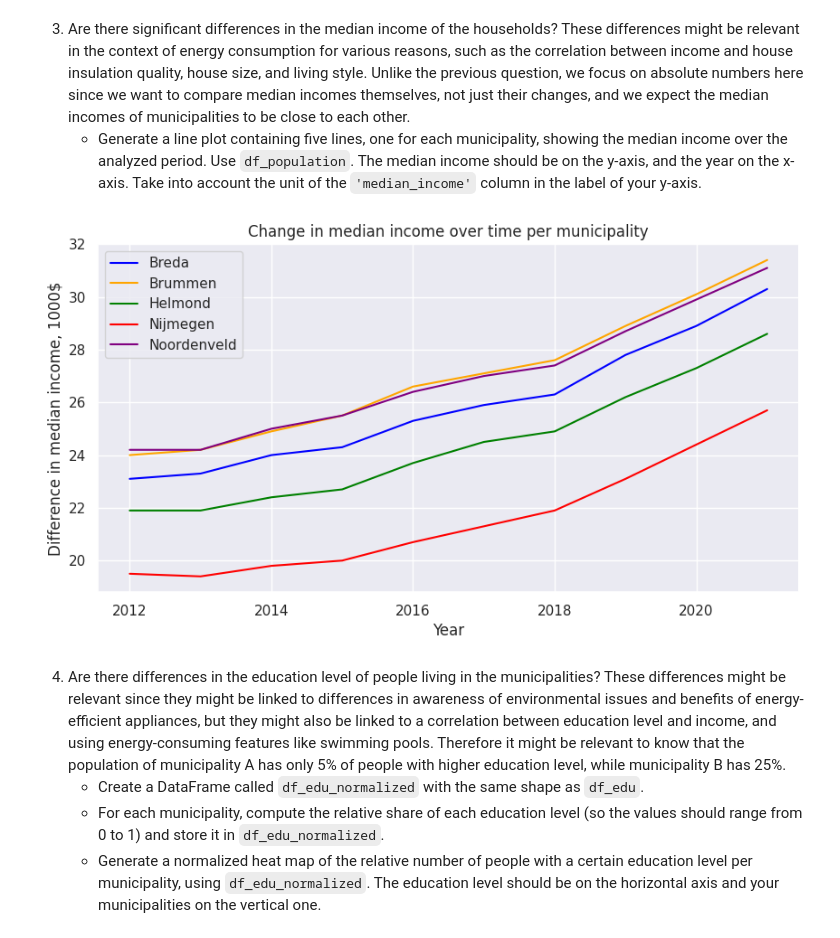
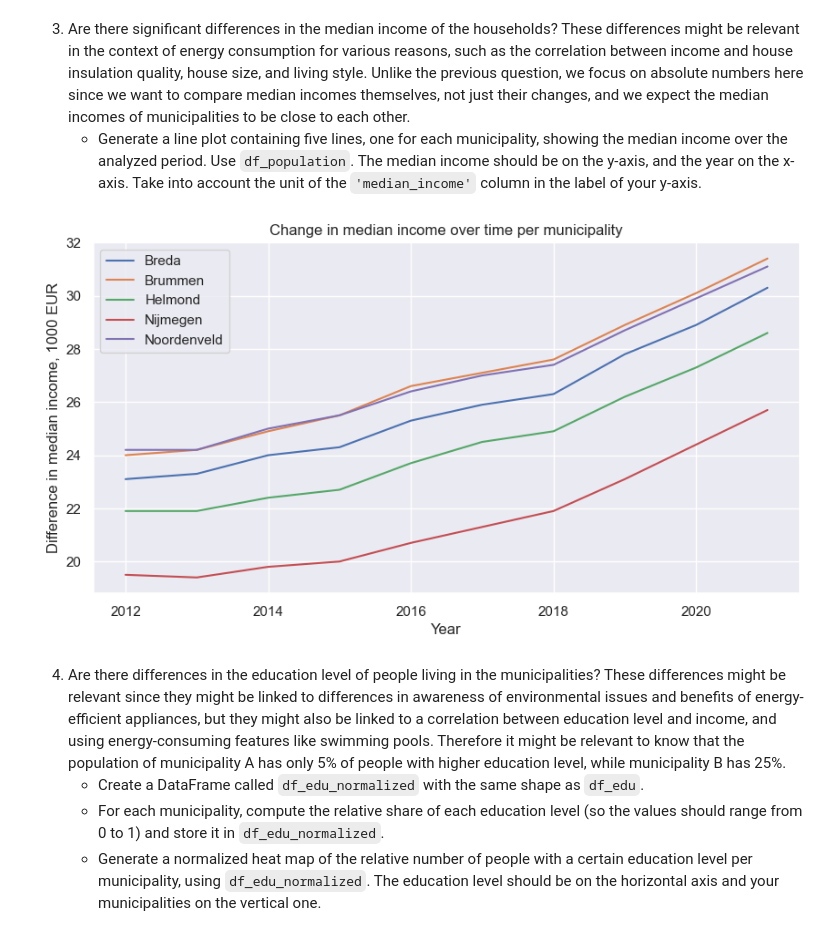
Before and after one commit to Modgen1/2IAB1, a Jupyter notebook: GA1/GA1-2076209.ipynb, the cells around one changed output. Drawn from its saved outputs; the diff is of its cells as text; code cells hidden in the pictures.

```diff
--- a/GA1/GA1-2076209.ipynb
+++ b/GA1/GA1-2076209.ipynb
@@ -741,26 +736,21 @@ ax.legend();
 3. Are there significant differences in the median income of the households? These differences might be relevant in the context of energy consumption for various reasons, such as the correlation between income and house insulation quality, house size, and living style. Unlike the previous question, we focus on absolute numbers here since we want to compare median incomes themselves, not just their changes, and we expect the median incomes of municipalities to be close to each other.
    - Generate a line plot containing five lines, one for each municipality, showing the median income over the analyzed period. Use `df_population`.
 The median income should be on the y-axis, and the year on the x-axis.  Take into account the unit of the `'median_income'` column in the label of your y-axis.
-# %%
-#// BEGIN_TODO [GA1_1a3] (2 points)
-
-ax = sns.lineplot(x=df_population[df_population['municipality'] == 'Breda']['year'],
-                  y=df_population[df_population['municipality'] == 'Breda']['median_income'], c='blue', label='Breda')
-sns.lineplot(x=df_population[df_population['municipality'] == 'Brummen']['year'],
-             y=df_population[df_population['municipality'] == 'Brummen']['median_income'], ax=ax, c='orange', label='Brummen')
-sns.lineplot(x=df_population[df_population['municipality'] == 'Helmond']['year'],
-             y=df_population[df_population['municipality'] == 'Helmond']['median_income'], ax=ax, c='green', label='Helmond')
-sns.lineplot(x=df_population[df_population['municipality'] == 'Nijmegen']['year'],
-             y=df_population[df_population['municipality'] == 'Nijmegen']['median_income'], ax=ax, c='red', label='Nijmegen')
-sns.lineplot(x=df_population[df_population['municipality'] == 'Noordenveld']['year'],
-             y=df_population[df_population['municipality'] == 'Noordenveld']['median_income'], ax=ax, c='purple', label='Noordenveld')
-
-ax.set_xlabel('Year')
-ax.set_ylabel('Difference in median income, 1000 EUR')
-ax.set_title('Change in median income over time per municipality')
-ax.legend();
-# %% [output]
-[figure, removed]
+# %%
+#// BEGIN_TODO [GA1_1a3] (2 points)
+
+_, fig = plt.subplots()
+
+for element in municipalities:
+    sns.lineplot(x=df_population[df_population['municipality'] == element]['year'],
+                 y=df_population[df_population['municipality'] == element]['median_income'],
+                 label=element)
+
+fig.set_xlabel('Year')
+fig.set_ylabel('Difference in median income, 1000 EUR')
+fig.set_title('Change in median income over time per municipality');
+# %% [output]
+[figure, added]
 # %%
 #// END_TODO [GA1_1a3]
 # %% [markdown]
```
Also changed, not shown: parts of 20 cells of this notebook.
